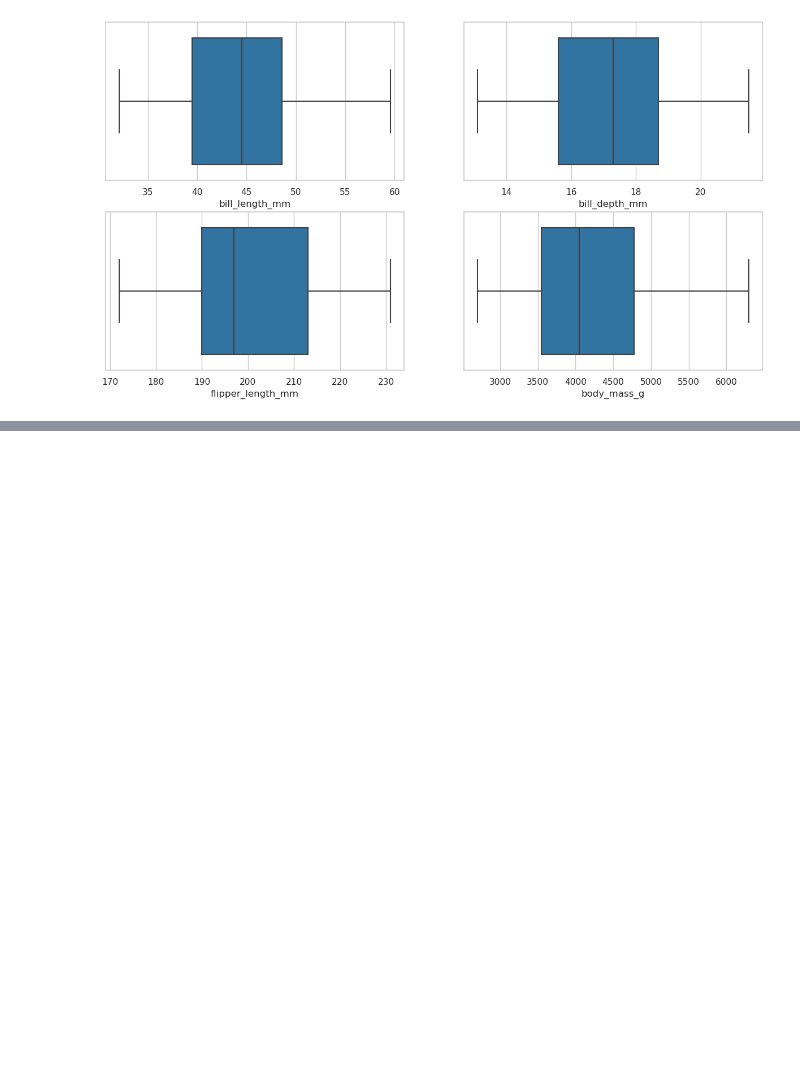
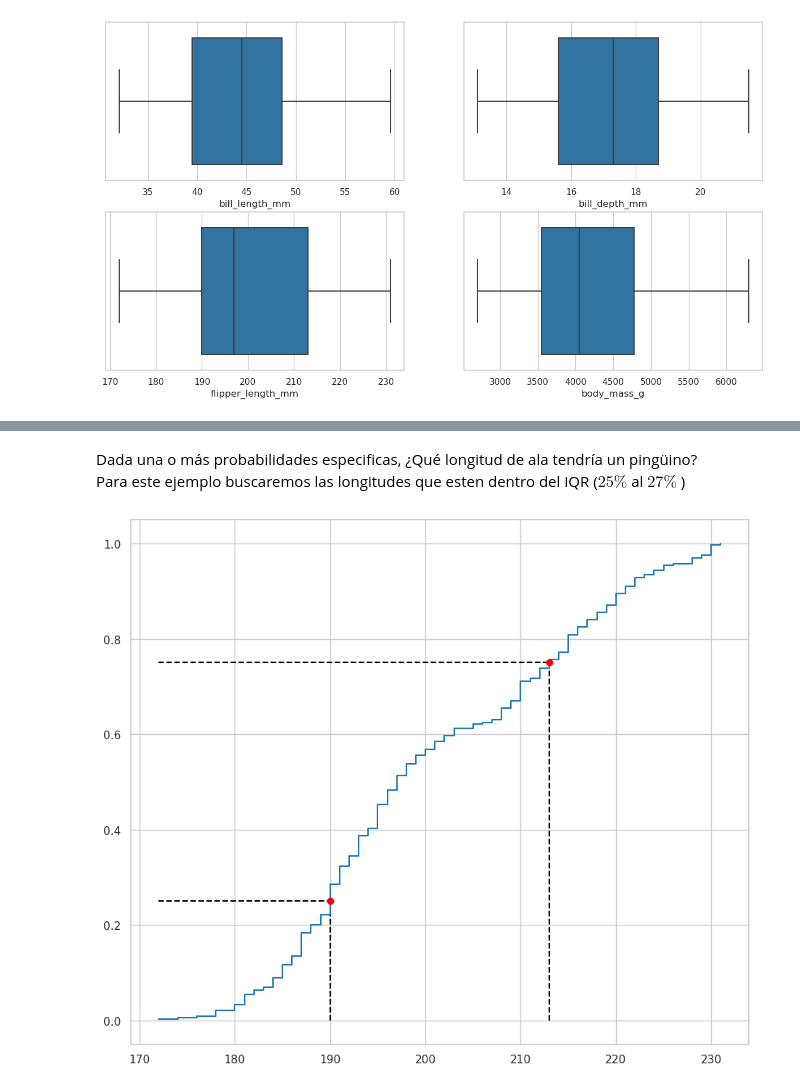
Before and after one commit to pahoalapizco/eda_penguins, a Jupyter notebook: notebooks/1.0-eda_penguins-introduction.ipynb, the cells around one changed output, grey strips where cells are left out. Drawn from its saved outputs; the diff is of its cells as text; code cells hidden in the pictures; blank space fills up the shorter version.

```diff
--- a/notebooks/1.0-eda_penguins-introduction.ipynb
+++ b/notebooks/1.0-eda_penguins-introduction.ipynb
@@ -623,0 +687,41 @@ for i in range(len(variables_arr)):
+# %% [markdown]
+Dada una o más probabilidades especificas, ¿Qué longitud de ala tendría un pingüino? <br>
+Para este ejemplo buscaremos las longitudes que esten dentro del IQR ($25\%$ al $27\%$ )
+# %%
+# Probabilidades especificas
+p_1, p_2 = 0.25, 0.75
+
+ps = (p_1, p_2) # IQR
+qs = cdf_flipper_length_mm.inverse(ps) # Regresa la cantidad en lugar la probabilidad
+
+# Graficamos
+cdf_flipper_length_mm.step()
+
+plt.scatter(
+  x=qs,
+  y=ps,
+  color="red",
+  zorder=2 # Al frente de la grafica.
+)
+
+plt.vlines(
+  x=qs,
+  ymin=0,
+  ymax=ps,
+  color="black",
+  linestyle="dashed",
+  zorder=1
+)
+
+plt.hlines(
+  y=ps,
+  xmin=pmf_flipper_length_mm.qs[0],
+  xmax=qs,
+  color="black",
+  linestyle="dashed",
+  zorder=1
+)
+
+plt.show()
+# %% [output]
+[figure, added]
```
Also changed, not shown: parts of 25 cells of this notebook.
